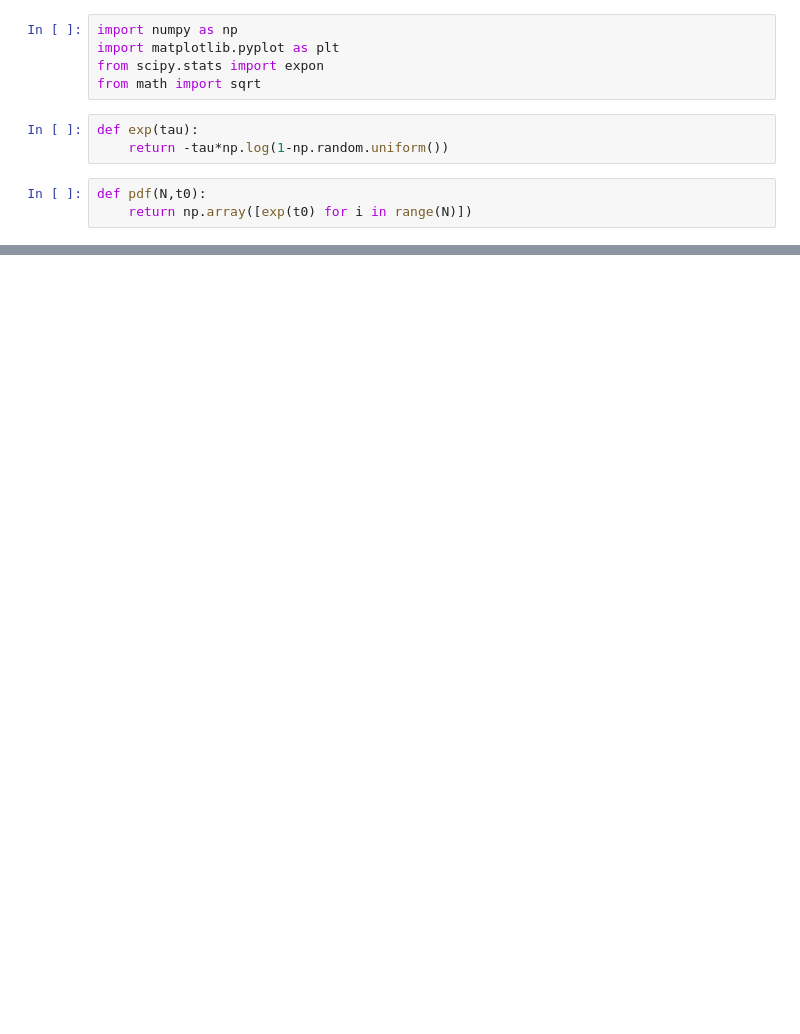
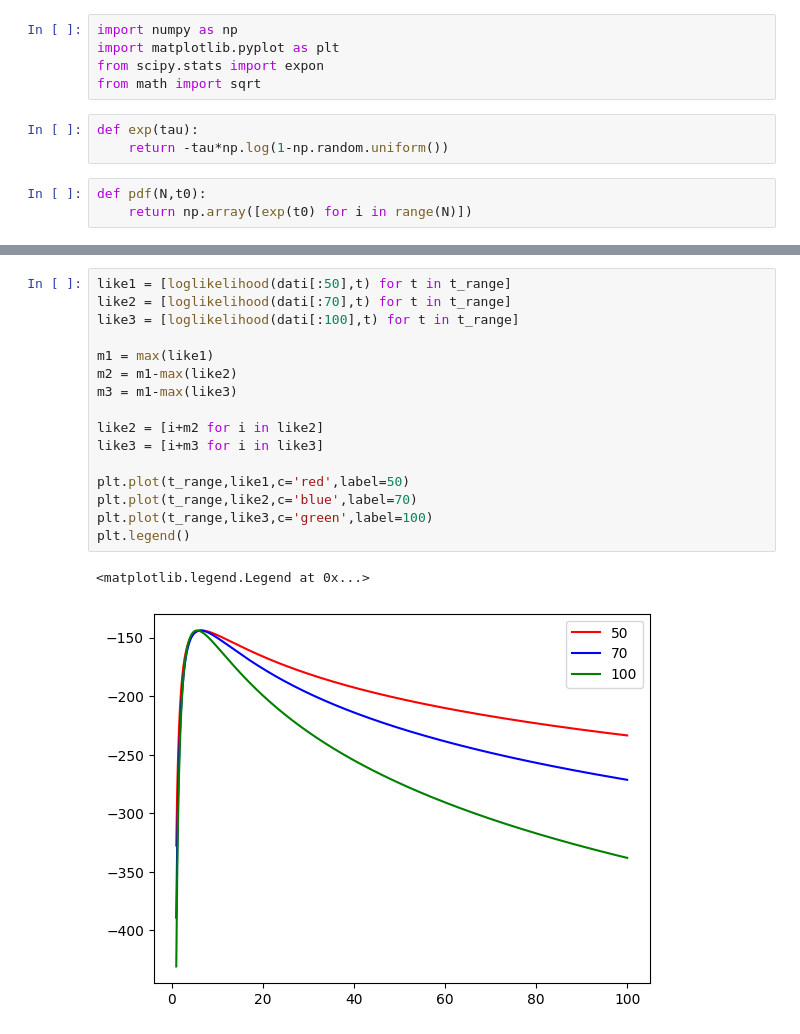
Before and after one commit to Yehan-Edirisinghe/Labo_cal, a Jupyter notebook: lecture_9/note.ipynb, the cells around one changed output, grey strips where cells are left out. Drawn from its saved outputs; the diff is of its cells as text; blank space fills up the shorter version.

```diff
--- a/lecture_9/note.ipynb
+++ b/lecture_9/note.ipynb
@@ -85,0 +45,19 @@ def minimum(func,xmin,xmax,precision=.0001, x2=None,x3=None):
+# %%
+like1 = [loglikelihood(dati[:50],t) for t in t_range]
+like2 = [loglikelihood(dati[:70],t) for t in t_range]
+like3 = [loglikelihood(dati[:100],t) for t in t_range]
+
+m1 = max(like1)
+m2 = m1-max(like2)
+m3 = m1-max(like3)
+
+like2 = [i+m2 for i in like2]
+like3 = [i+m3 for i in like3]
+
+plt.plot(t_range,like1,c='red',label=50)
+plt.plot(t_range,like2,c='blue',label=70)
+plt.plot(t_range,like3,c='green',label=100)
+plt.legend()
+# %% [output]
+<matplotlib.legend.Legend at 0x...>
+[figure, added]
```
Also changed, not shown: parts of 12 cells of this notebook.
